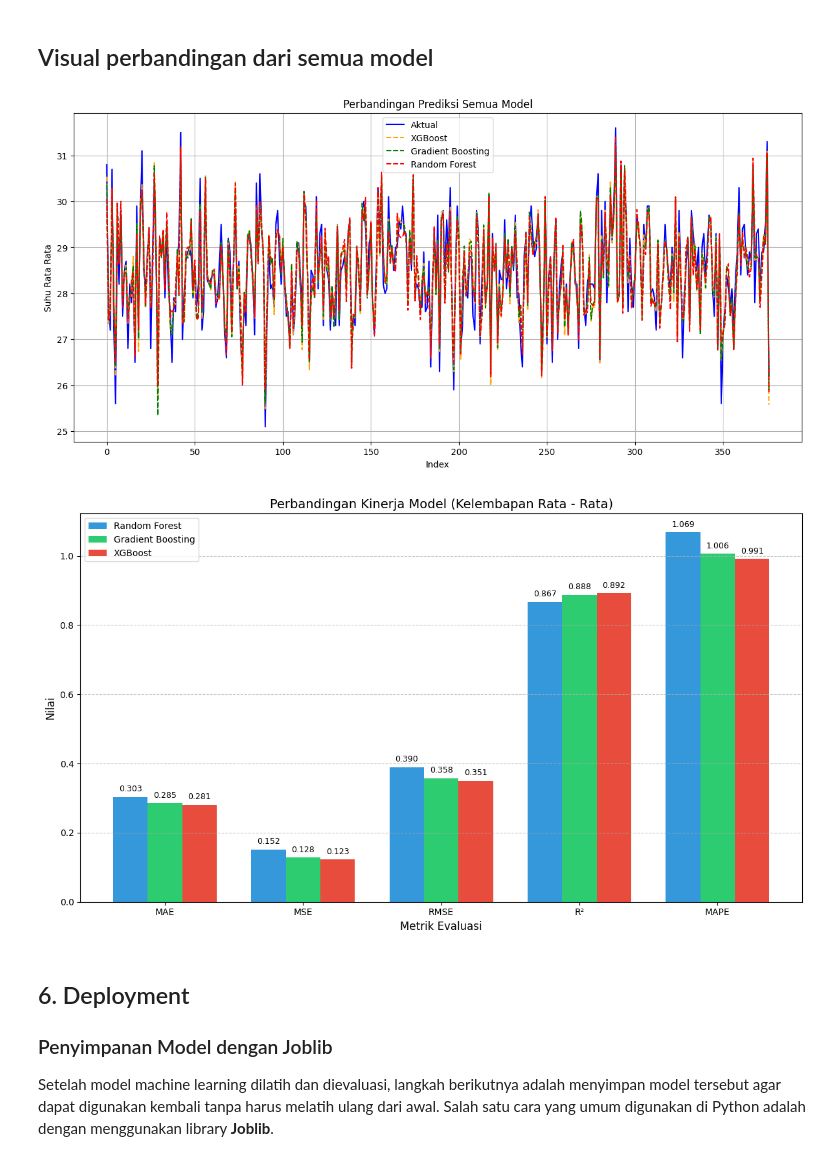
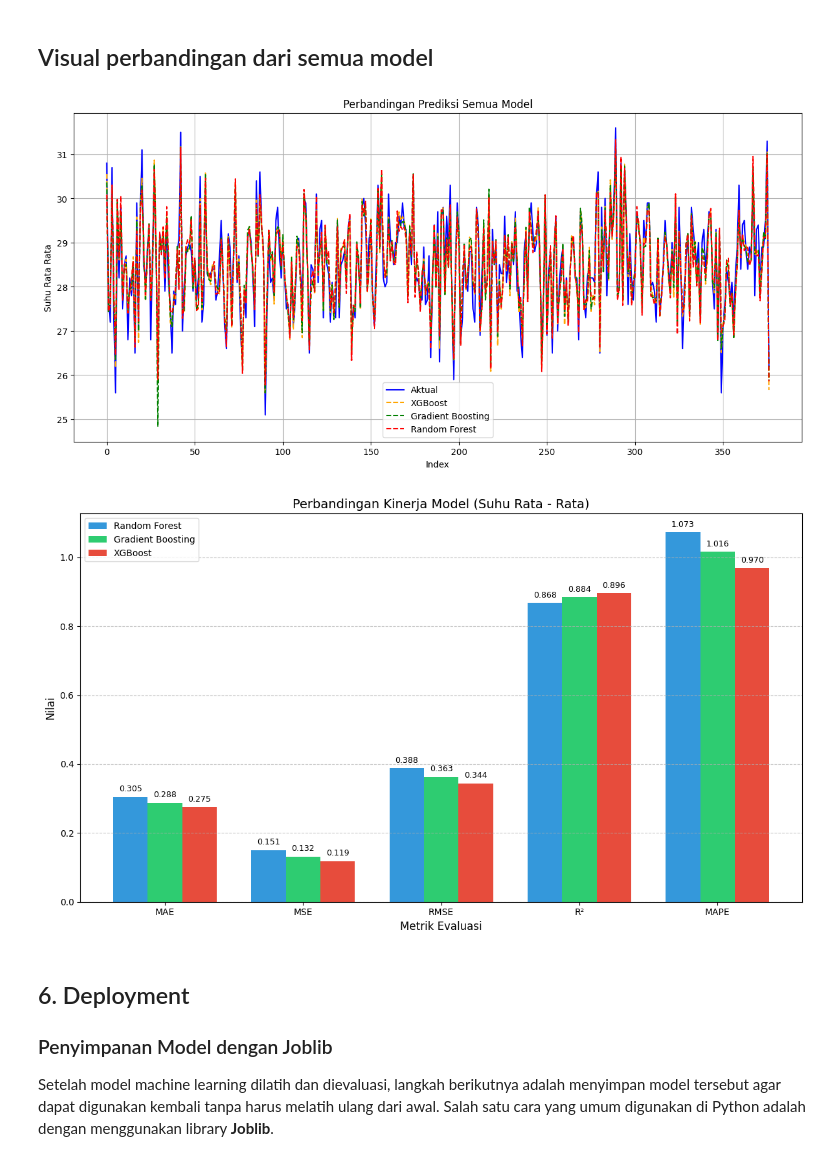
Before and after one commit to Mohammadiqbalmaulana2001/Ai-Agriculture, a Jupyter notebook: suhu.ipynb, the cells around one changed output. Saved outputs shown, nothing was run; the diff lists cells and outputs as text; code cells hidden in the pictures.

```diff
--- a/suhu.ipynb
+++ b/suhu.ipynb
@@ -144,10 +145,3 @@ dtype: int64
 # %% [markdown]
 ### IV. Feature Engineering (Rekayasa Fitur)
 Feature Engineering adalah proses transformasi data mentah menjadi fitur-fitur yang lebih bermakna dan representatif untuk meningkatkan performa model machine learning. Pada analisis time series cuaca ini, dilakukan beberapa teknik feature engineering berikut:
-# %%
-# Menambahkan Fitur Waktu yang lebih detail
-df['Hari'] = df['TANGGAL'].dt.dayofweek  # 0-6 dimana 0=Senin
-df['Bulan'] = df['TANGGAL'].dt.month     # 1-12
-df['Tahun'] = df['TANGGAL'].dt.year      # Tahun
-df['Hari_Bulan'] = df['TANGGAL'].dt.day  # 1-31
-df['Hari_Tahun'] = df['TANGGAL'].dt.dayofyear # 1-365
@@ -367,3 +366,5 @@ fitur_waktu = ['Hari', 'Bulan', 'Hari_Bulan','Tahun','Hari_Tahun']
+# %%
+fitur_waktu = ['Hari', 'Bulan','Tahun']
 # %%
 # Gabungkan semua fitur
 fitur = fitur_dasar + fitur_lag + fitur_rolling + fitur_waktu
@@ -621,7 +628,7 @@ plt.title('Perbandingan Prediksi Semua Model')
 plt.legend()
 plt.grid(True)
 # %% [output]
-[figure, old version]
+[figure, new version]
 # %%
 # Kumpulkan semua data
 metrics = ['MAE', 'MSE', 'RMSE', 'R²', 'MAPE']
@@ -631,35 +638,35 @@ xgb_scores = [mae_xgb, mse_xgb, rmse_xgb, r2_xgb, mape_xgb]
 
 # Pengaturan visual
 x = np.arange(len(metrics))  # lokasi label metrik
 width = 0.25  # lebar batang
 
 # Buat plot
 plt.figure(figsize=(12, 7))
 plt.bar(x - width, rf_scores, width=width, label='Random Forest', color='#3498db')
 plt.bar(x, gb_scores, width=width, label='Gradient Boosting', color='#2ecc71')
 plt.bar(x + width, xgb_scores, width=width, label='XGBoost', color= '#e74c3c')
 
 # Penyesuaian tampilan
 plt.xlabel('Metrik Evaluasi', fontsize=12)
 plt.ylabel('Nilai', fontsize=12)
-plt.title('Perbandingan Kinerja Model (Kelembapan Rata - Rata)', fontsize=14)
+plt.title('Perbandingan Kinerja Model (Suhu Rata - Rata)', fontsize=14)
 plt.xticks(x, metrics)
 plt.legend()
 plt.grid(axis='y', linestyle='--', alpha=0.7)
 
 # Tampilkan nilai di atas setiap batang
 def add_labels(scores, positions):
     for score, pos in zip(scores, positions):
         plt.text(pos, score + 0.01, f'{score:.3f}', ha='center', va='bottom', fontsize=9)
 
 add_labels(rf_scores, x - width)
 add_labels(gb_scores, x)
 add_labels(xgb_scores, x + width)
 
 plt.tight_layout()
 plt.show()
 # %% [output]
-[figure, old version]
+[figure, new version]
 # %% [markdown]
 ## 6. Deployment
 
```
Also changed, not shown: parts of 25 cells of this notebook, 10 other files.
